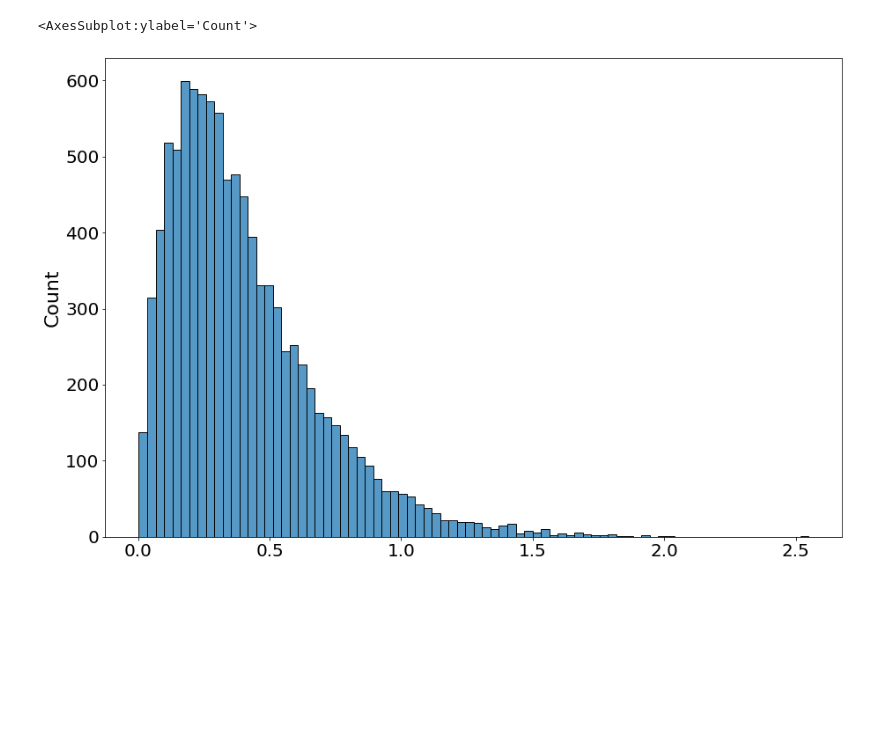
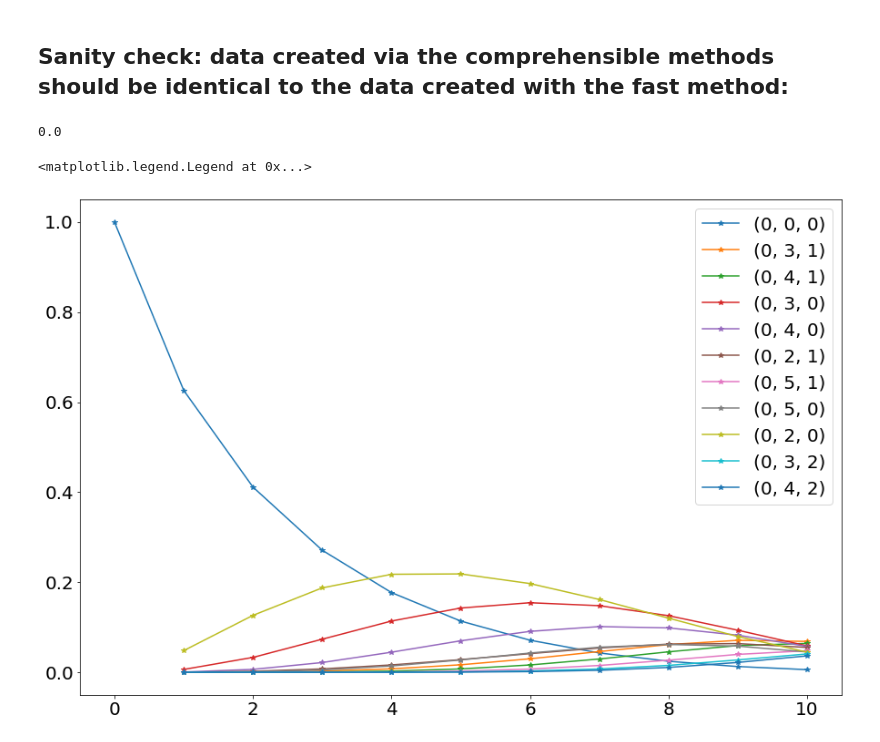
Before and after one commit to theitush/mutation-rate, a Jupyter notebook: data_simulations/haplotype_freqs_model.ipynb, the cells around one changed output. Saved outputs shown, nothing was run; the diff lists cells and outputs as text; code cells hidden in the pictures; blank space fills up the shorter version.

```diff
--- a/data_simulations/haplotype_freqs_model.ipynb
+++ b/data_simulations/haplotype_freqs_model.ipynb
@@ -57,40 +55,15 @@ def get_mutations(mutation_rate, fitness_distribution, min_freq, max_mutations=2
                 mutations_prob[mut_tuple] = mut_prob
     return mutations_prob
 # %%
-def normalize(array):
-    return array / np.linalg.norm(array, ord=1)
-
-
-def simulate_next_passage(fitness_values, genotype_freqs, mutation_probabilities, min_freq):
-    new_freqs = genotype_freqs.copy()
+def simulate_next_passage_comprehensible(fitness_values, genotype_freqs, mutation_probabilities, min_freq):
+    # this is slow but comprehensible
+    new_freqs = defaultdict(float)
     for genotype, freq in genotype_freqs.items():
         for mutation, mut_freq in mutation_probabilities.items():
             new_genotype = tuple(np.add(genotype, mutation).tolist())
             fitness = np.product(np.power(fitness_values, new_genotype))
             new_freq = freq * mut_freq * fitness
-            if genotype == new_genotype:
-                new_freqs[new_genotype] = new_freq
-            else:
-                if new_freq > min_freq:
-                    if new_genotype not in new_freqs.keys():
-                        new_freqs[new_genotype] = 0
-                    new_freqs[new_genotype] += new_freq
+            new_freqs[new_genotype] += new_freq
     new_freqs = pd.Series(new_freqs)
-    normalized = normalize(new_freqs)
-    return normalized[normalized > min_freq]
-
-
-def model(fitness_distribution, fitness_values, mutation_rate, passages, virions_num=10**10):
-    passage = dict()
-    passage[0] = {(0,0,0): 1}
-    min_freq = 1/virions_num
-    mutation_probabilities = get_mutations(mutation_rate, fitness_distribution, min_freq)
-    for i in range(passages):
-        passage[i+1] = simulate_next_passage(fitness_values, passage[i], mutation_probabilities, min_freq)
-    return passage
+    new_freqs /= sum(new_freqs)
+    return new_freqs[new_freqs > min_freq]
-# %%
-gamma_dist = np.random.gamma(2,0.2, 10000)
-sns.histplot(gamma_dist)
-# %% [output]
-<AxesSubplot:ylabel='Count'>
-[figure, removed]
@@ -96,0 +106,23 @@ sns.histplot(gamma_dist)
+# %%
+fitness_distribution = np.array([0.5, 0.49, 0.01])
+fitness_values = np.array([0.2, 1, 1.5])
+mutation_rate = 0.8
+passages = 10
+
+data = model(fitness_distribution, fitness_values, mutation_rate, passages)
+data_comprehensible = model(fitness_distribution, fitness_values, mutation_rate, passages, fast=False)
+# %% [markdown]
+## Sanity check: data created via the comprehensible methods should be identical to the data created with the fast method:
+# %%
+abs(data - data_comprehensible).max().max()
+# %% [output]
+0.0
+# %%
+rising_muts = data.sort_values(by=data.columns.max(), ascending=False).head(10).index
+plt.plot(data.loc[(0,0,0), 0:], label=(0,0,0), marker='*')
+for mut in rising_muts:
+    plt.plot(data.loc[mut, 0:], label=mut, marker='*')
+plt.legend(bbox_to_anchor=(1,1))
+# %% [output]
+<matplotlib.legend.Legend at 0x...>
+[figure, added]
```
Also changed, not shown: parts of 19 cells of this notebook.
